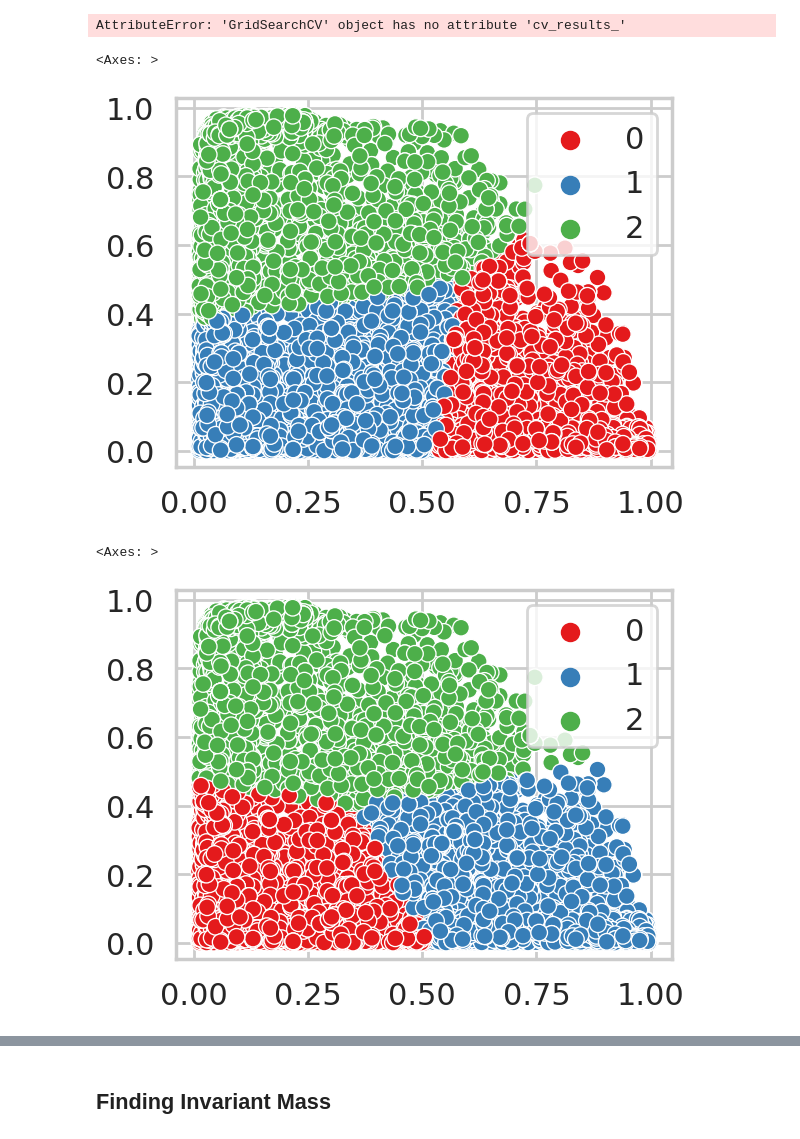
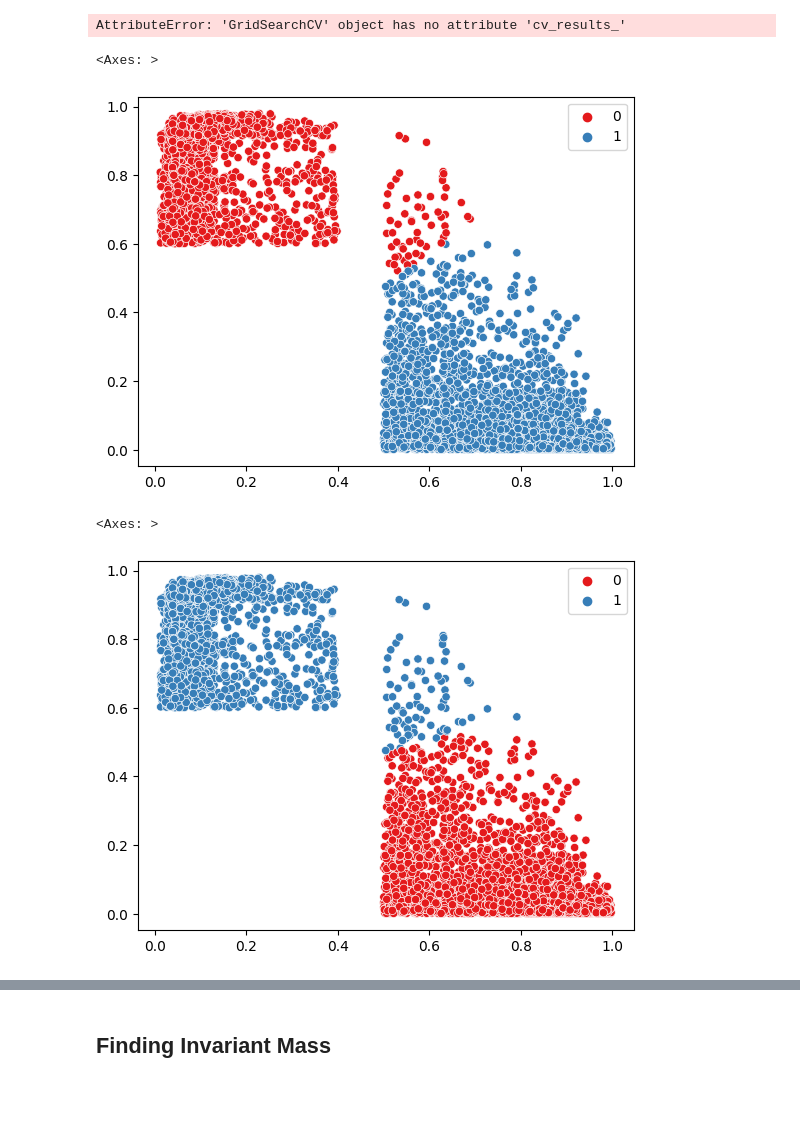
Before and after one commit to aavashsubedi/labs_yr3, a Jupyter notebook: matter_antimatter/aavash.ipynb, the cells around one changed output, grey strips where cells are left out. Drawn from its saved outputs; the diff is of its cells as text; code cells hidden in the pictures; blank space fills up the shorter version.

```diff
--- a/matter_antimatter/aavash.ipynb
+++ b/matter_antimatter/aavash.ipynb
@@ -258,7 +260,7 @@ df.sort_values(by="BIC score").head()
 AttributeError: 'GridSearchCV' object has no attribute 'cv_results_'
 # %%
 # fit a kmeans clustering model to the data
-kmeans = KMeans(n_clusters=3, random_state=0).fit(master_probability)
+kmeans = KMeans(n_clusters=2, random_state=0).fit(master_probability)
 #plot the clusters
 
 # SEABORN PLOT OF THE CLUSTERS
@@ -268,13 +270,13 @@ import seaborn as sns
 sns.scatterplot(x=master_probability[:,0], y=master_probability[:,1], hue=kmeans.labels_, palette='Set1')
 # %% [output]
 <Axes: >
-[figure, old version]
+[figure, new version]
 # %%
 #fit a GMM model to the data using EM algorithm#
-gmm = GaussianMixture(n_components=3, covariance_type='tied').fit(master_probability)
+gmm = GaussianMixture(n_components=2, covariance_type='tied').fit(master_probability)
 #plot the clusters
 sns.scatterplot(x=master_probability[:,0], y=master_probability[:,1], hue=gmm.predict(master_probability), palette='Set1')
 #plt.scatter(master_probability[:,0], master_probability[:,1], c=gmm.predict(master_probability), cmap='rainbow')
 # %% [output]
 <Axes: >
-[figure, old version]
+[figure, new version]
```
Also changed, not shown: parts of 8 cells of this notebook, 2 other files.
